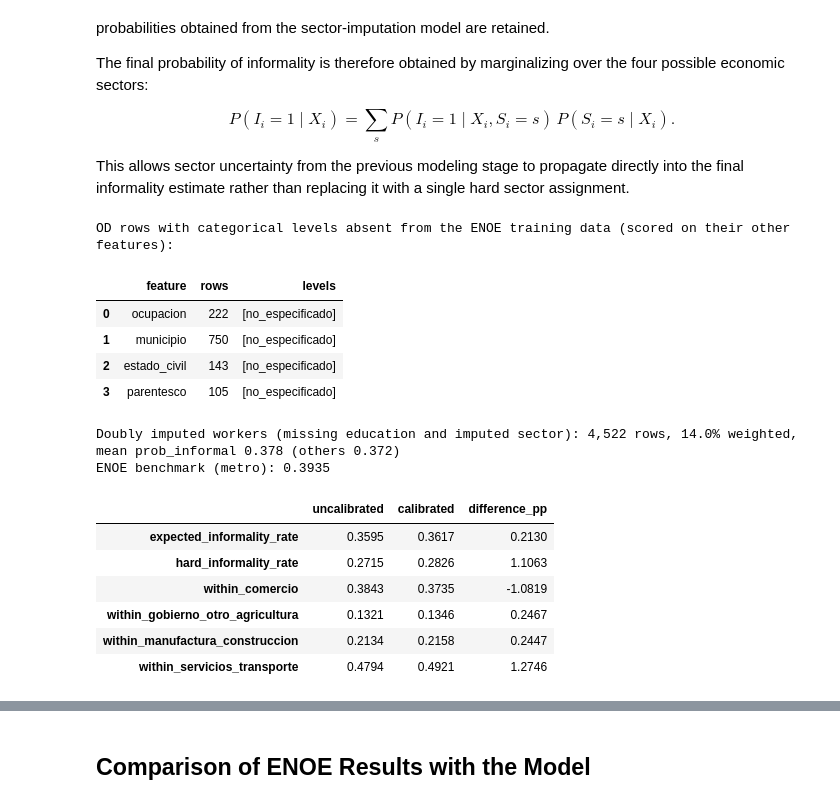
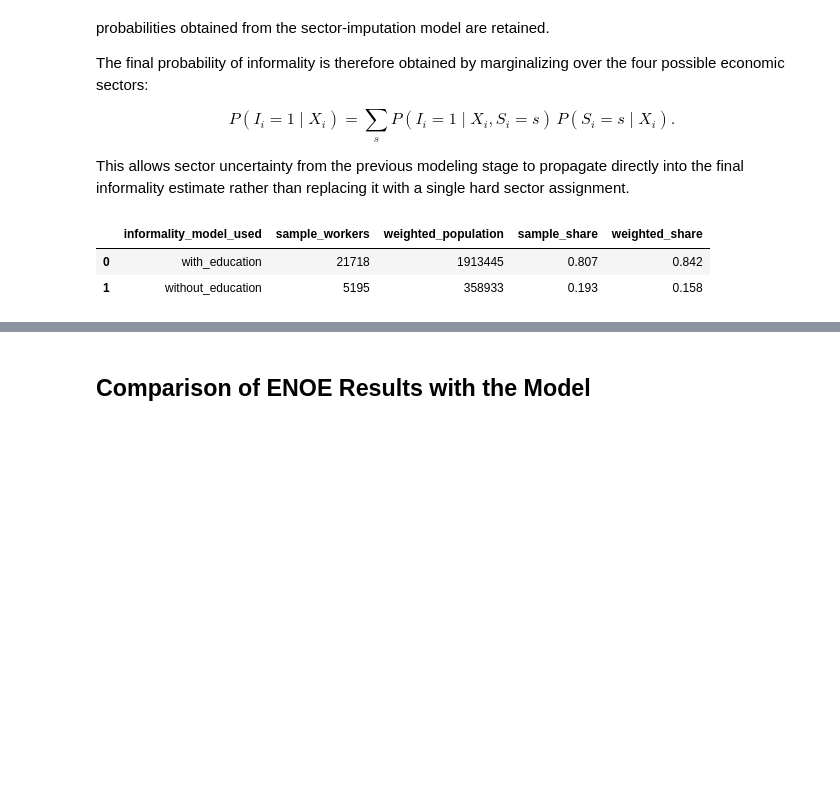
Before and after one commit to CentroFuturoCiudades/informal-jobs-model, a Jupyter notebook: notebooks/05_informality_model.ipynb, the cells around one changed output, grey strips where cells are left out. Drawn from its saved outputs; the diff is of its cells as text; code cells hidden in the pictures; blank space fills up the shorter version.

```diff
--- a/notebooks/05_informality_model.ipynb
+++ b/notebooks/05_informality_model.ipynb
@@ -316,8 +239,8 @@ The preparation procedure is otherwise identical to that used for Model A. We ob
 
 By removing education from the predictor set, this model serves as a robust fallback specification for OD workers whose educational information is unavailable.
 # %%
-without_education_features = ijm.INFORMALITY_ROBUST_FEATURES
-X_without_education, y_without_education, weights_without_education, groups_without_education, training_without_education = ijm.prepare_enoe_informality_training_data(enoe_informality_train, features=without_education_features)
+without_education_features = src.INFORMALITY_ROBUST_FEATURES
+X_without_education, y_without_education, weights_without_education, groups_without_education, training_without_education = src.prepare_enoe_informality_training_data(enoe_informality_train, features=without_education_features)
 print(f"Workers used for training: {len(training_without_education):,}")
 print(f"Households used for training: {groups_without_education.nunique():,}")
 # %% [output]
@@ -326,7 +249,7 @@ Households used for training: 3,916
 # %% [markdown]
 As for the Machine Learning models, we use the same three candidate algorithms considered for Model A, with the same hyperparameter search spaces, fixed settings, grouped cross-validation procedure, survey weighting strategy, and primary model-selection metric. The only difference is that education is excluded from the predictor set.
 # %%
-without_education_summary, without_education_models = ijm.tune_informality_models(X_without_education, y_without_education, weights_without_education, groups_without_education, features=without_education_features, cv_splits=5, random_state=42)
+without_education_summary, without_education_models = src.tune_informality_models(X_without_education, y_without_education, weights_without_education, groups_without_education, features=without_education_features, cv_splits=5, random_state=42)
 without_education_summary
 # %% [output]
 Tuning LogisticRegression: 3 parameter combinations
@@ -339,5 +262,5 @@ Tuning GradientBoosting: 32 parameter combinations
 # %%
-without_education_best_name, without_education_best_model = ijm.get_best_informality_model(without_education_summary, without_education_models)
+without_education_best_name, without_education_best_model = src.get_best_informality_model(without_education_summary, without_education_models)
 print(f"Best model without education: {without_education_best_name}")
 print(without_education_summary.loc[without_education_summary["model"] == without_education_best_name, "best_params"].iloc[0])
 # %% [output]
@@ -547,0 +354,4 @@ weighted_accuracy    0.7795
+# %%
+final_with_education_model, final_with_education_training = src.refit_informality_model(with_education_best_model, enoe_informality, features=with_education_features)
+final_without_education_model, final_without_education_training = src.refit_informality_model(without_education_best_model, enoe_informality, features=without_education_features)
+print(f"Workers used for final ENOE training: {len(final_with_education_training):,}")
@@ -556,44 +368,10 @@ $$ P(I_i=1\mid X_i) = \sum_s P(I_i=1\mid X_i,S_i=s)\, P(S_i=s\mid X_i). $$
 
 This allows sector uncertainty from the previous modeling stage to propagate directly into the final informality estimate rather than replacing it with a single hard sector assignment.
 # %%
-od_informality = ijm.predict_od_informality(final_with_education_model, final_without_education_model, od, with_education_features=with_education_features, without_education_features=without_education_features, training_municipalities=training_municipalities, workplace_models=workplace_models)
-od_informality["informal_sampled"] = ijm.sample_informality(od_informality, random_state=42)  # one Bernoulli draw per worker, unbiased for aggregates
-informality_model_usage = ijm.calculate_informality_model_usage(od_informality)
+od_informality = src.predict_od_informality(final_with_education_model, final_without_education_model, od, with_education_features=with_education_features, without_education_features=without_education_features)
+informality_model_usage = src.calculate_informality_model_usage(od_informality)
 informality_model_usage.round(4)
-
-support_features = [column for column in with_education_features if column != "sector"]  # sector is marginalized, never scored as no_especificado
-unsupported_levels = ijm.count_levels_without_training_support(ijm.prepare_informality_features(enoe_informality, support_features), ijm.prepare_informality_features(od.assign(municipio=od_informality["municipio_scored"]), support_features))
-print("OD rows with categorical levels absent from the ENOE training data (scored on their other features):")
-display(unsupported_levels)
-
-# OD estimate with the other variant, side by side (overall and within sector, expansion-factor weighted)
-alternative = "uncalibrated" if SHIP_CALIBRATED else "calibrated"
-od_informality_alternative = ijm.predict_od_informality(*final_models[alternative], od, with_education_features=with_education_features, without_education_features=without_education_features, training_municipalities=training_municipalities)
-def od_summary(frame):
-    weights = frame["expansion_factor"]
-    summary = {"expected_informality_rate": (weights * frame["prob_informal"]).sum() / weights.sum(), "hard_informality_rate": (weights * frame["informal_predicted"]).sum() / weights.sum()}
-    for sector_class in ijm.SECTOR_CLASSES:
-        summary[f"within_{sector_class}"] = (weights * frame[f"prob_informal_sector_{sector_class}"]).sum() / (weights * frame[f"prob_sector_{sector_class}"]).sum()
-    return pd.Series(summary)
-od_variant_comparison = pd.DataFrame({shipped: od_summary(od_informality), alternative: od_summary(od_informality_alternative)})
-od_variant_comparison["difference_pp"] = (od_variant_comparison[alternative] - od_variant_comparison[shipped]) * 100
-doubly_imputed = (od_informality["informality_model_used"] == "without_education") & od_informality["sector_fue_imputado"]
-print(f"Doubly imputed workers (missing education and imputed sector): {doubly_imputed.sum():,} rows, {od_informality.loc[doubly_imputed, 'expansion_factor'].sum() / od_informality['expansion_factor'].sum():.1%} weighted, mean prob_informal {od_informality.loc[doubly_imputed, 'prob_informal'].mean():.3f} (others {od_informality.loc[~doubly_imputed, 'prob_informal'].mean():.3f})")
-print("ENOE benchmark (metro):", round(float(informality_benchmark["weighted_informality_rate"].iloc[0]), 4))
-od_variant_comparison.round(4)
 # %% [output]
-OD rows with categorical levels absent from the ENOE training data (scored on their other features):
-|  | feature | rows | levels |
-| 0 | ocupacion | 222 | [no_especificado] |
-| 1 | municipio | 750 | [no_especificado] |
-| 2 | estado_civil | 143 | [no_especificado] |
-| 3 | parentesco | 105 | [no_especificado] |
+|  | informality_model_used | sample_workers | weighted_population | sample_share | weighted_share |
+| 0 | with_education | 21718 | 1913445 | 0.807 | 0.842 |
+| 1 | without_education | 5195 | 358933 | 0.193 | 0.158 |
-Doubly imputed workers (missing education and imputed sector): 4,522 rows, 14.0% weighted, mean prob_informal 0.378 (others 0.372)
-ENOE benchmark (metro): 0.3935
-|  | uncalibrated | calibrated | difference_pp |
-| expected_informality_rate | 0.3595 | 0.3617 | 0.2130 |
-| hard_informality_rate | 0.2715 | 0.2826 | 1.1063 |
-| within_comercio | 0.3843 | 0.3735 | -1.0819 |
-| within_gobierno_otro_agricultura | 0.1321 | 0.1346 | 0.2467 |
-| within_manufactura_construccion | 0.2134 | 0.2158 | 0.2447 |
-| within_servicios_transporte | 0.4794 | 0.4921 | 1.2746 |
```
Also changed, not shown: parts of 73 cells of this notebook, 8 other files.
